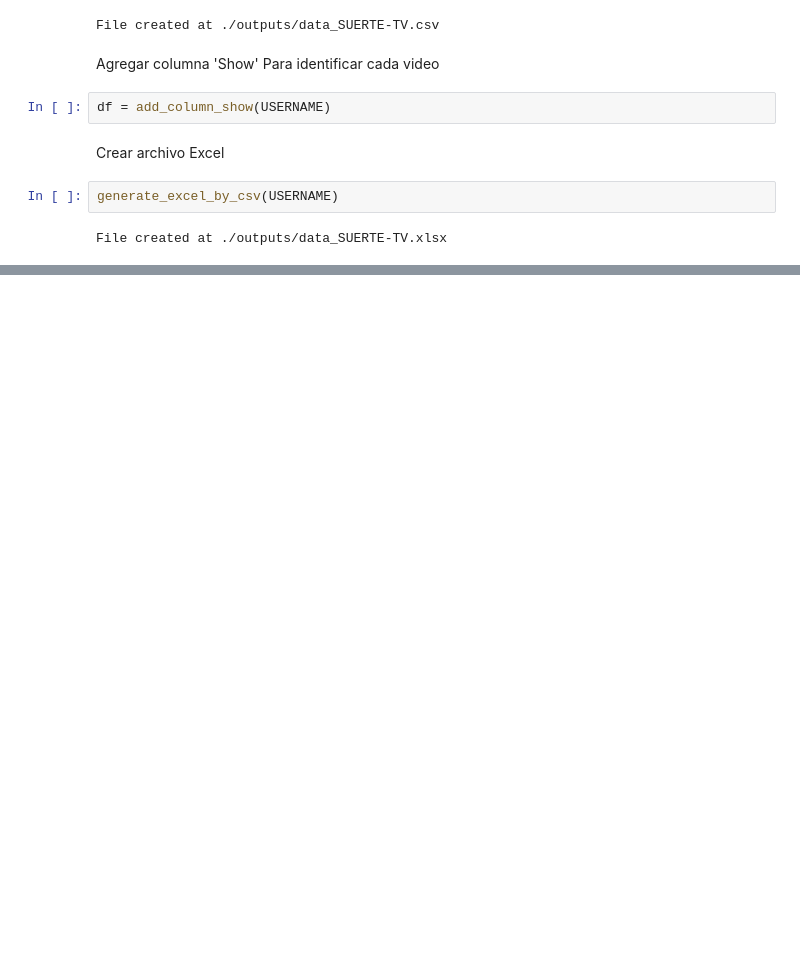
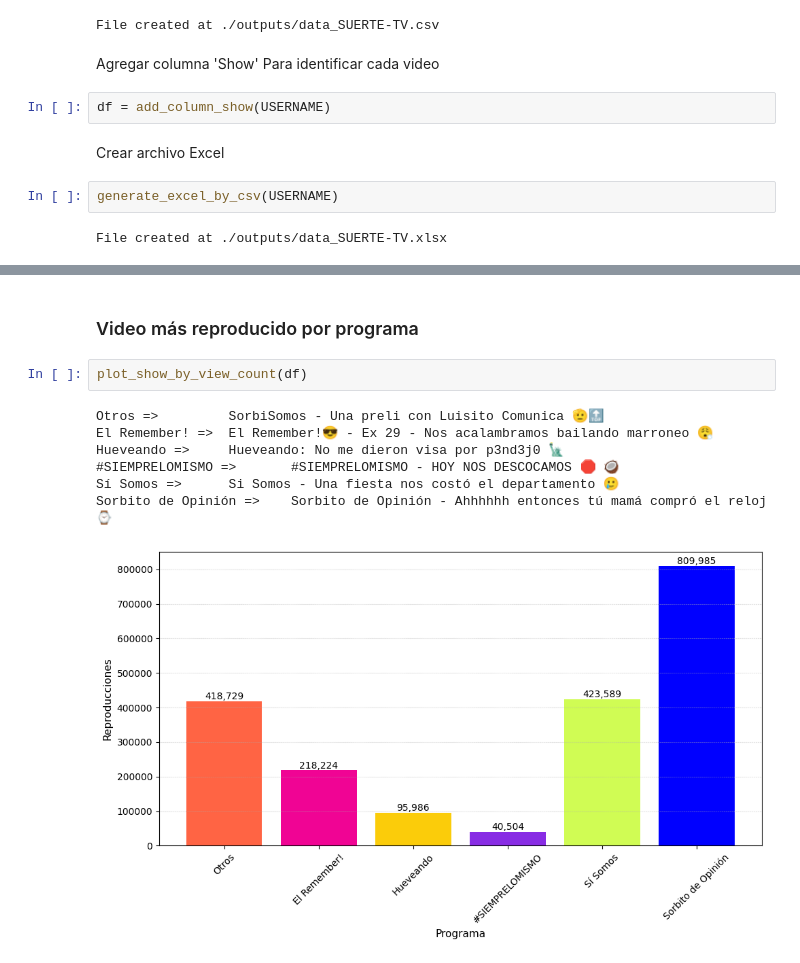
Before and after one commit to nx96/yt-data, a Jupyter notebook: GetDataFromYTChannel.ipynb, the cells around one changed output, grey strips where cells are left out. Saved outputs shown, nothing was run; the diff lists cells and outputs as text; blank space fills up the shorter version.

```diff
--- a/GetDataFromYTChannel.ipynb
+++ b/GetDataFromYTChannel.ipynb
@@ -45,0 +43,12 @@ Sorbito de Opinión =>    Sorbito de Opinión - Ahhhhhh entonces tú mamá compr
+# %% [markdown]
+### Video más reproducido por programa
+# %%
+plot_show_by_view_count(df)
+# %% [output]
+Otros =>         SorbiSomos - Una preli con Luisito Comunica 🫡🔝
+El Remember! =>  El Remember!😎 - Ex 29 - Nos acalambramos bailando marroneo 😮‍💨
+Hueveando =>     Hueveando: No me dieron visa por p3nd3j0 🗽
+#SIEMPRELOMISMO =>       #SIEMPRELOMISMO - HOY NOS DESCOCAMOS 🛑 🥥
+Sí Somos =>      Si Somos - Una fiesta nos costó el departamento 🥲
+Sorbito de Opinión =>    Sorbito de Opinión - Ahhhhhh entonces tú mamá compró el reloj ⌚️
+[figure, added]
```
Also changed, not shown: parts of 11 cells of this notebook, 1 other file.
